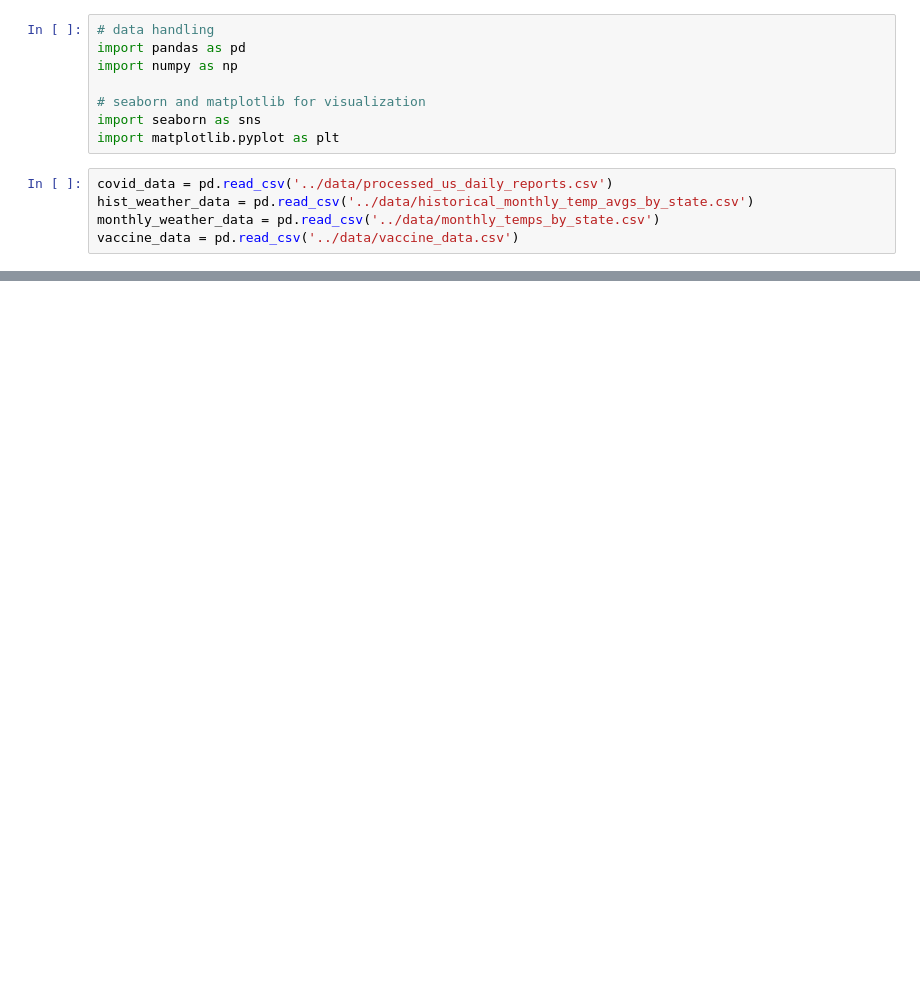
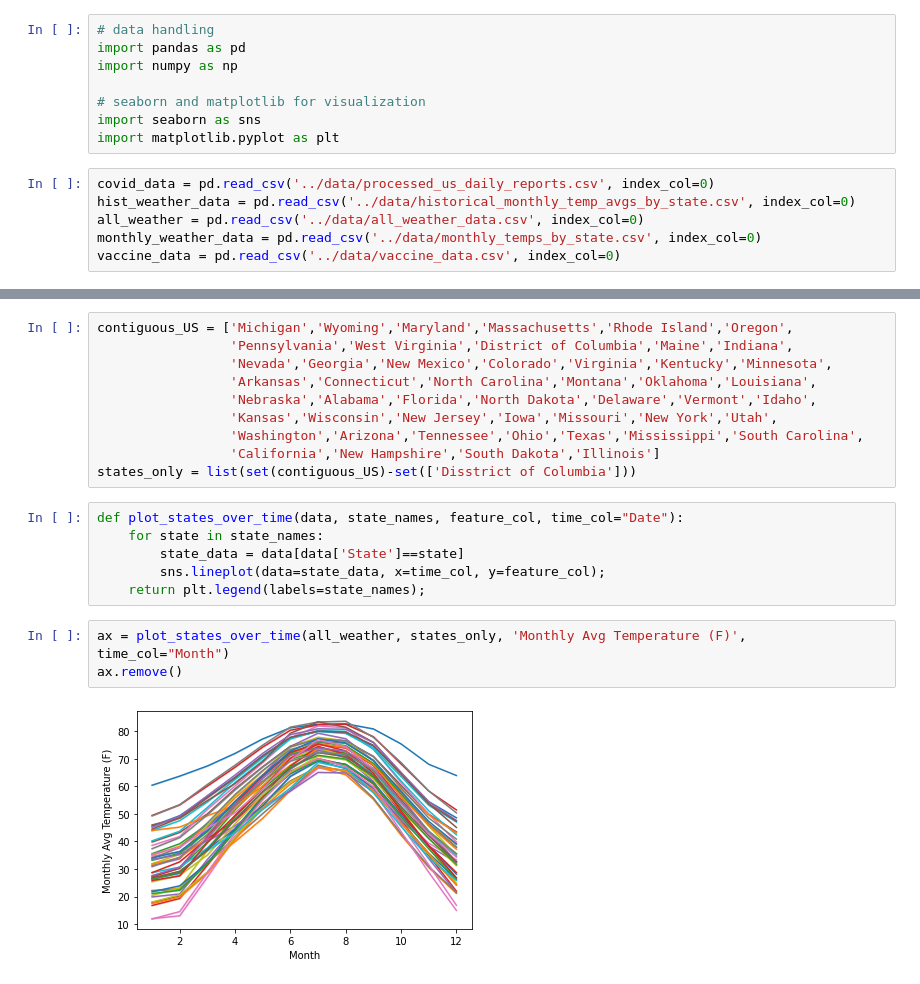
Before and after one commit to amichaelsen/COVID_project, a Jupyter notebook: analysis/modeling.ipynb, the cells around one changed output, grey strips where cells are left out. Drawn from its saved outputs; the diff is of its cells as text; blank space fills up the shorter version.

Commit message:
loaded and merged data and initial weather EDA

```diff
--- a/analysis/modeling.ipynb
+++ b/analysis/modeling.ipynb
@@ -22,7 +24,8 @@ import numpy as np
 import seaborn as sns
 import matplotlib.pyplot as plt
 # %%
-covid_data = pd.read_csv('../data/processed_us_daily_reports.csv')
-hist_weather_data = pd.read_csv('../data/historical_monthly_temp_avgs_by_state.csv')
-monthly_weather_data = pd.read_csv('../data/monthly_temps_by_state.csv')
-vaccine_data = pd.read_csv('../data/vaccine_data.csv')
+covid_data = pd.read_csv('../data/processed_us_daily_reports.csv', index_col=0)
+hist_weather_data = pd.read_csv('../data/historical_monthly_temp_avgs_by_state.csv', index_col=0)
+all_weather = pd.read_csv('../data/all_weather_data.csv', index_col=0)
+monthly_weather_data = pd.read_csv('../data/monthly_temps_by_state.csv', index_col=0)
+vaccine_data = pd.read_csv('../data/vaccine_data.csv', index_col=0)
@@ -28,0 +69,21 @@ vaccine_data = pd.read_csv('../data/vaccine_data.csv')
+# %%
+contiguous_US = ['Michigan','Wyoming','Maryland','Massachusetts','Rhode Island','Oregon',
+                 'Pennsylvania','West Virginia','District of Columbia','Maine','Indiana',
+                 'Nevada','Georgia','New Mexico','Colorado','Virginia','Kentucky','Minnesota',
+                 'Arkansas','Connecticut','North Carolina','Montana','Oklahoma','Louisiana',
+                 'Nebraska','Alabama','Florida','North Dakota','Delaware','Vermont','Idaho',
+                 'Kansas','Wisconsin','New Jersey','Iowa','Missouri','New York','Utah',
+                 'Washington','Arizona','Tennessee','Ohio','Texas','Mississippi','South Carolina',
+                 'California','New Hampshire','South Dakota','Illinois']
+states_only = list(set(contiguous_US)-set(['Disstrict of Columbia']))
+# %%
+def plot_states_over_time(data, state_names, feature_col, time_col="Date"):
+    for state in state_names:
+        state_data = data[data['State']==state]
+        sns.lineplot(data=state_data, x=time_col, y=feature_col);
+    return plt.legend(labels=state_names);
+# %%
+ax = plot_states_over_time(all_weather, states_only, 'Monthly Avg Temperature (F)', time_col="Month")
+ax.remove()
+# %% [output]
+[figure, added]
```
Also changed, not shown: parts of 24 cells of this notebook.
